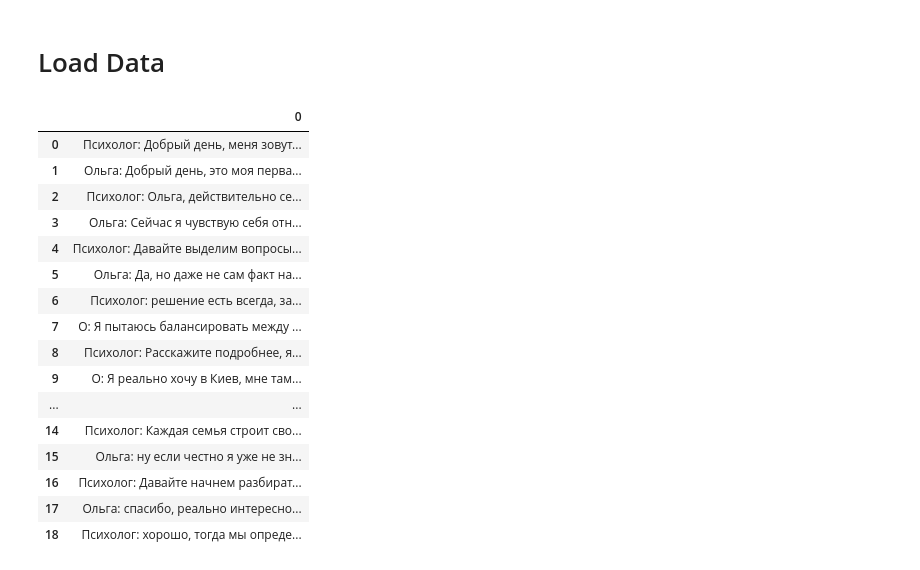
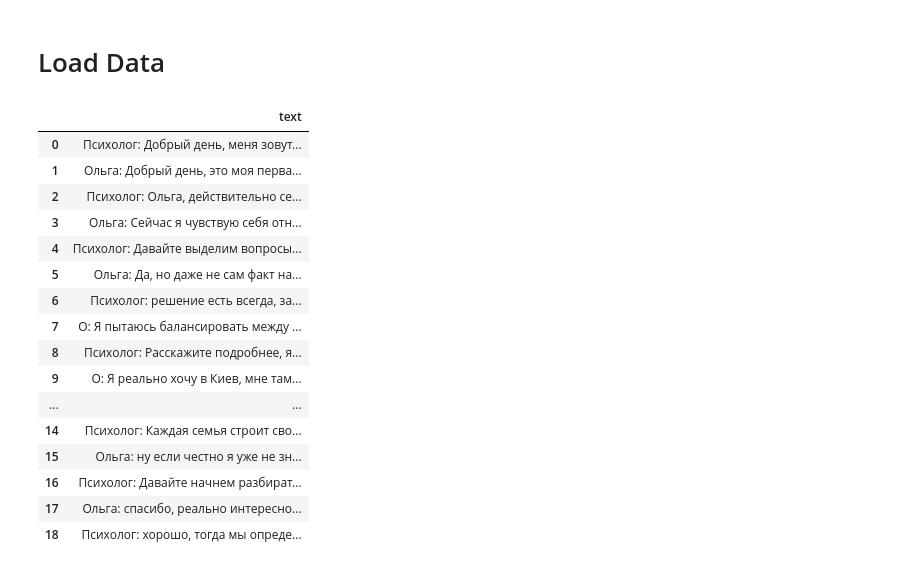
Before and after one commit to Teasotea/TextSummarization, a Jupyter notebook: TextSummarization.ipynb, the cells around one changed output. Cells and saved outputs as stored; diff of their text form; code cells hidden in the pictures.

```diff
--- a/TextSummarization.ipynb
+++ b/TextSummarization.ipynb
@@ -8,10 +8,10 @@ import pandas as pd
 pd.set_option('display.max_colwidth', None)
 # %%
 conversation_df = pd.read_csv('https://raw.githubusercontent.com/Teasotea/textSummarization/main/data/session.csv', delimiter = "\t", header=None)
-conversation_df = conversation_df.style.set_properties(**{'text-align': 'left'})
-conversation_df
+conversation_df = conversation_df.set_axis(['text'], axis=1, inplace=False)
+conversation_df.style.set_properties(**{'text-align': 'left'})
 # %% [output]
-|  | 0 |
+|  | text |
 | 0 | Психолог: Добрый день, меня зовут... |
 | 1 | Ольга: Добрый день, это моя перва... |
 | 2 | Психолог: Ольга, действительно се... |
```
Also changed, not shown: parts of 2 cells of this notebook.
